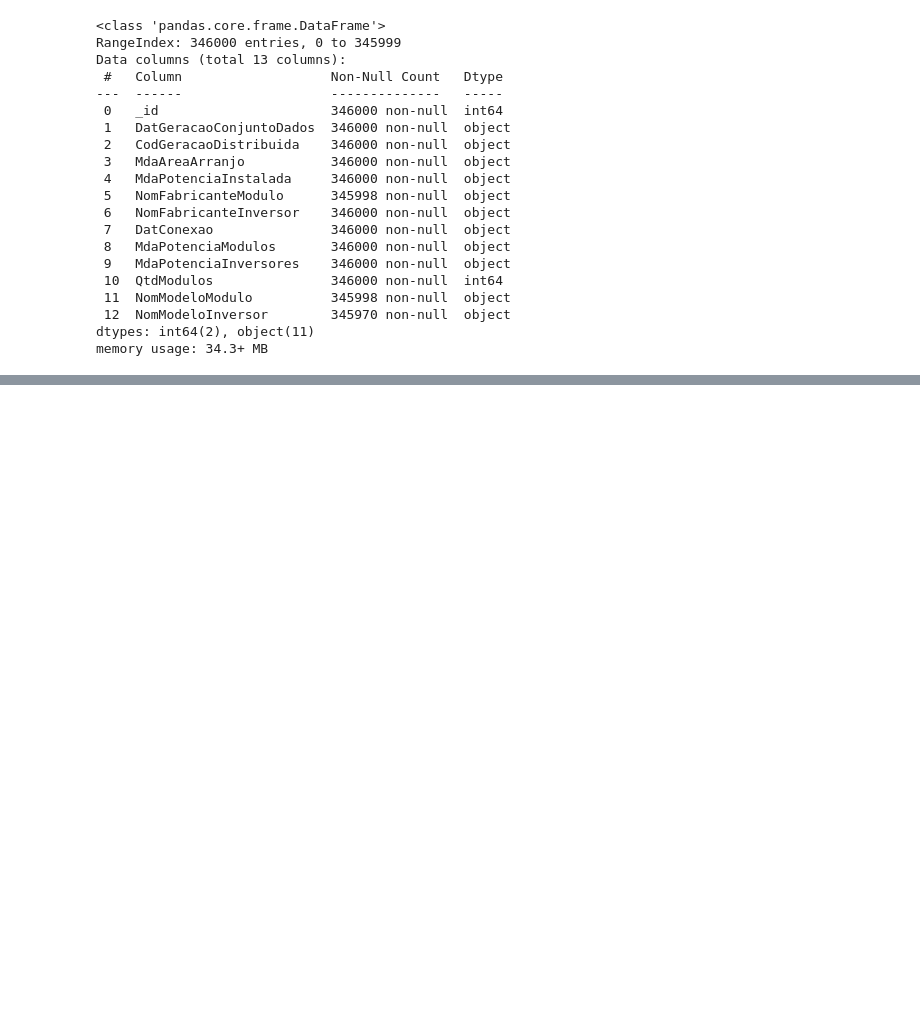
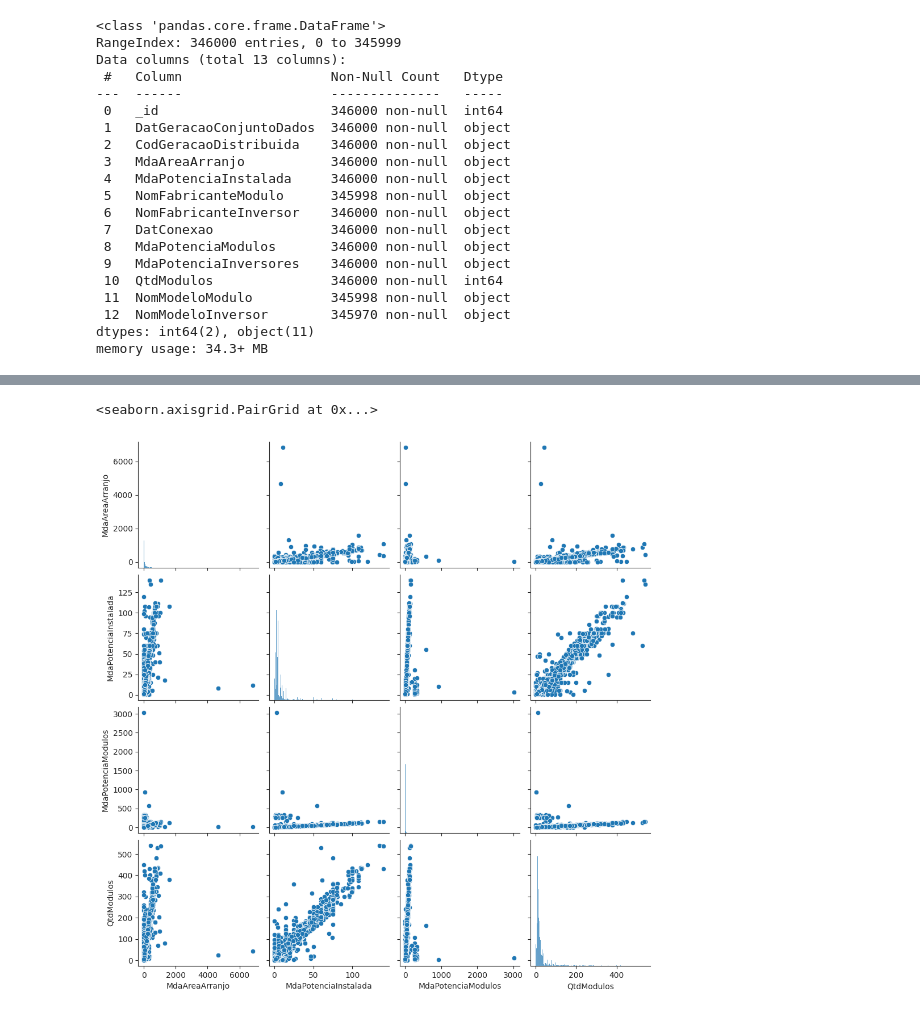
Before and after one commit to Oseiasdfarias/projeto_portifolio_data_science, a Jupyter notebook: geracao_distribuida_fotovoltaica.ipynb, the cells around one changed output, grey strips where cells are left out. Saved outputs shown, nothing was run; the diff lists cells and outputs as text; code cells hidden in the pictures; blank space fills up the shorter version.

```diff
--- a/geracao_distribuida_fotovoltaica.ipynb
+++ b/geracao_distribuida_fotovoltaica.ipynb
@@ -45,0 +113,6 @@ memory usage: 34.3+ MB
+# %%
+df["MdaAreaArranjo"] = np.array(df["MdaAreaArranjo"].apply(lambda x: x.replace(",", ".")), dtype="float32")
+df["MdaPotenciaInstalada"] = np.array(df["MdaPotenciaInstalada"].apply(lambda x: x.replace(",", ".")), dtype="float32")
+df["MdaPotenciaModulos"] = np.array(df["MdaPotenciaModulos"].apply(lambda x: x.replace(",", ".")), dtype="float32")
+df["MdaPotenciaInversores"] = np.array(df["MdaPotenciaInversores"].apply(lambda x: x.replace(",", ".")), dtype="float32")
+df["QtdModulos"] = np.array(df["QtdModulos"].apply(lambda x: float(x)), dtype="float32")
@@ -45,0 +123,3 @@ memory usage: 34.3+ MB
+# %%
+df["DatGeracaoConjuntoDados"] = pd.to_datetime(df["DatGeracaoConjuntoDados"])
+df["DatConexao"] = pd.to_datetime(df["DatConexao"])
@@ -45,0 +128,4 @@ memory usage: 34.3+ MB
+# %%
+df["Year"] = df["DatConexao"].apply(lambda x: x.year)
+df["Month"] = df["DatConexao"].apply(lambda x: x.month)
+df["Day"] = df["DatConexao"].apply(lambda x: x.day)
@@ -45,0 +170,3 @@ memory usage: 34.3+ MB
+# %%
+df_datconexao_2017 = df[df["Year"] == 2017]
+df_datconexao_2017
@@ -45,0 +187,7 @@ memory usage: 34.3+ MB
+# %%
+sns.pairplot(df_datconexao_2017[df_datconexao_2017["MdaPotenciaInstalada"] < 150],
+             x_vars=["MdaAreaArranjo", "MdaPotenciaInstalada", "MdaPotenciaModulos", "QtdModulos"],
+             y_vars=["MdaAreaArranjo", "MdaPotenciaInstalada", "MdaPotenciaModulos", "QtdModulos"])
+# %% [output]
+<seaborn.axisgrid.PairGrid at 0x...>
+[figure, added]
```
Also changed, not shown: parts of 23 cells of this notebook, 3 other files.
